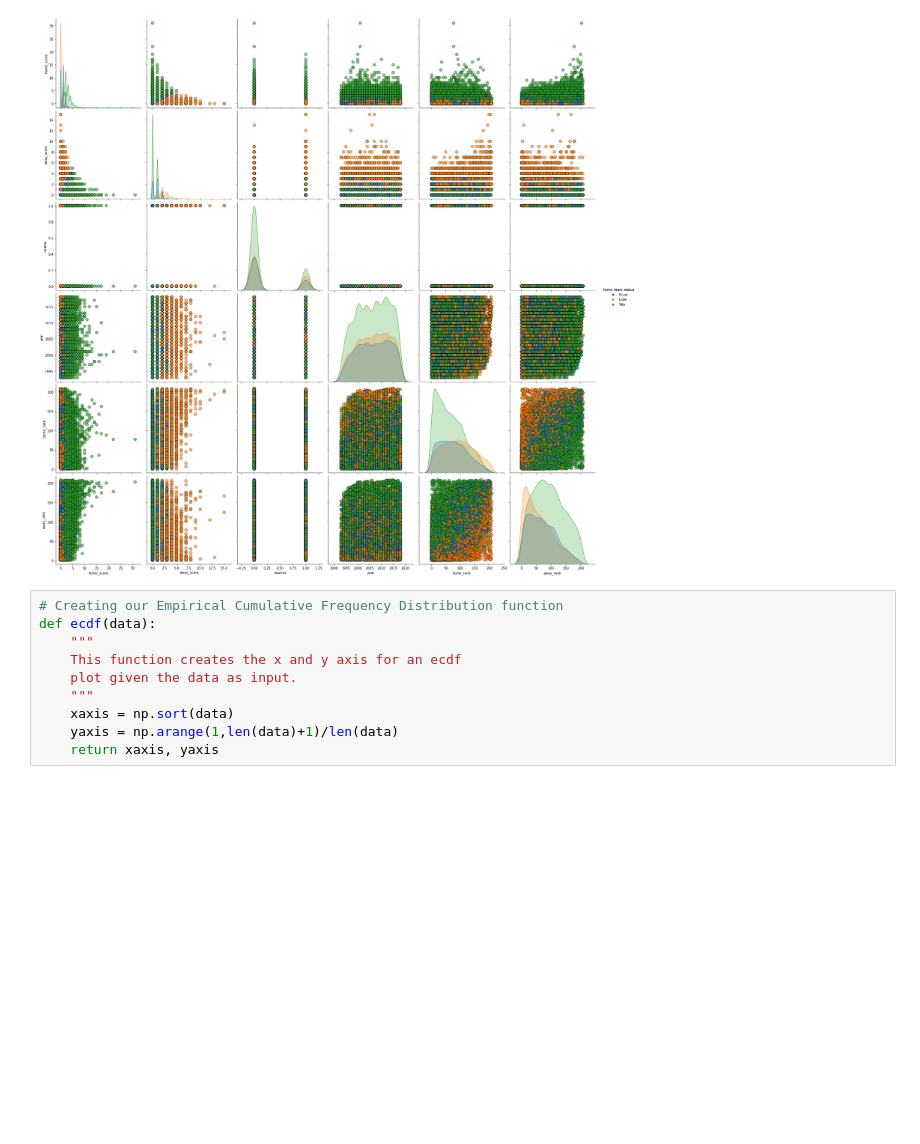
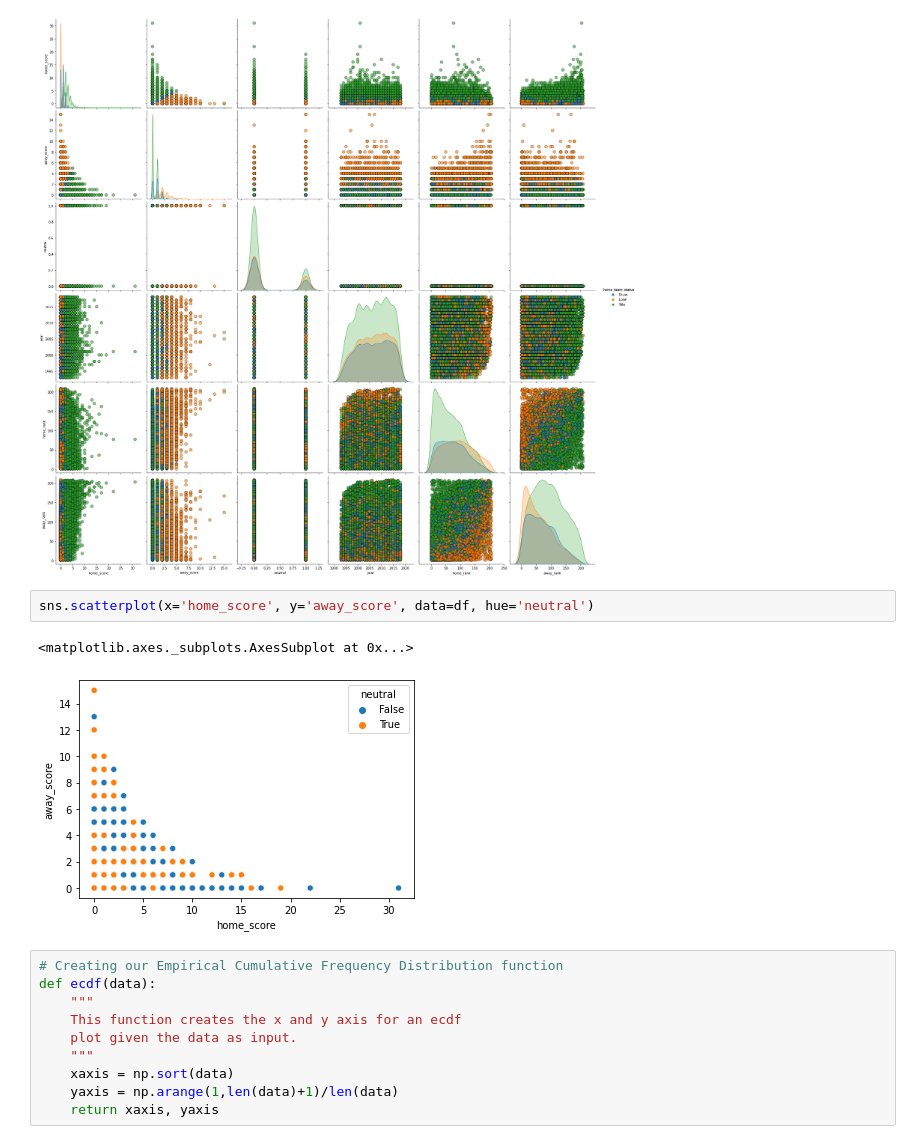
Before and after one commit to Obreintelly/Mchezo_Pesa_Football_Prediction_Analysis, a Jupyter notebook: Mchezo_Pesa_Football_Results_Prediction.ipynb, the cells around one changed output. Saved outputs shown, nothing was run; the diff lists cells and outputs as text; blank space fills up the shorter version.

```diff
--- a/Mchezo_Pesa_Football_Results_Prediction.ipynb
+++ b/Mchezo_Pesa_Football_Results_Prediction.ipynb
@@ -834,6 +835,11 @@ sns.pairplot(df, hue='home_team_status', diag_kind='kde',plot_kws = {'alpha': 0.
 # %% [output]
 <seaborn.axisgrid.PairGrid at 0x...>
 [figure]
+# %%
+sns.scatterplot(x='home_score', y='away_score', data=df, hue='neutral')
+# %% [output]
+<matplotlib.axes._subplots.AxesSubplot at 0x...>
+[figure, added]
 # %%
 # Creating our Empirical Cumulative Frequency Distribution function
 def ecdf(data):
```
Also changed, not shown: parts of 74 cells of this notebook.
